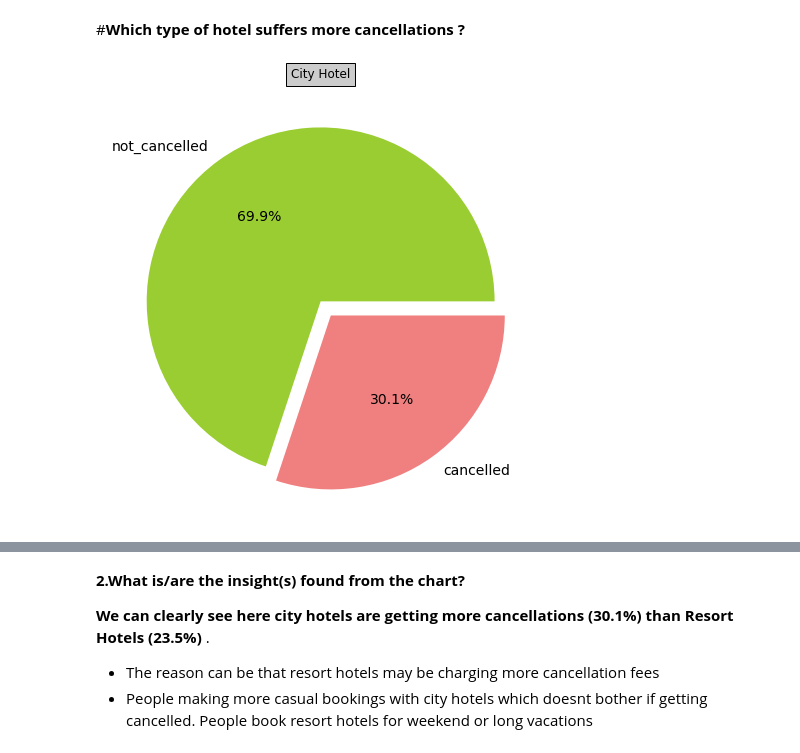
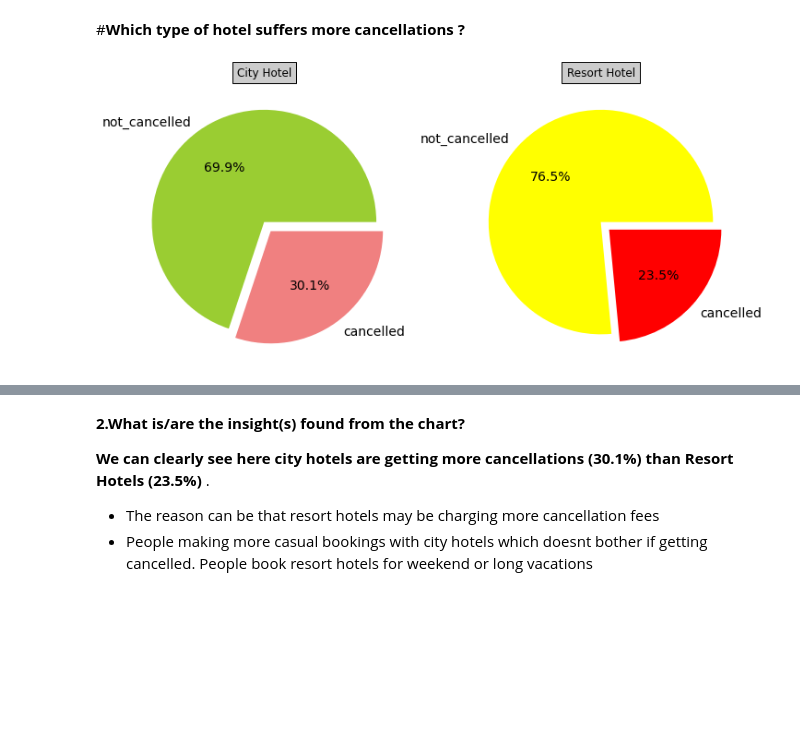
Before and after one commit to aswinijena3459/Hotel-Booking-analysis-EDA, a Jupyter notebook: Hotel_Bookings_Analysis.ipynb, the cells around one changed output, grey strips where cells are left out. Cells and saved outputs as stored; diff of their text form; code cells hidden in the pictures; blank space fills up the shorter version.

```diff
--- a/Hotel_Bookings_Analysis.ipynb
+++ b/Hotel_Bookings_Analysis.ipynb
@@ -960,12 +960,22 @@ Chart - 2
 # %% [markdown]
 #**Which type of hotel suffers more cancellations ?**
 # %%
+plt.subplot(1,2,1)
 labels=df1[df1['hotel']=='City Hotel']['is_canceled'].value_counts(normalize=True).index    ###creating labels for pie chart
 sizes=df1[df1['hotel']=='City Hotel']['is_canceled'].value_counts(normalize=True).to_list()  ### size of each labels
 explode=(0,0.1)
 colors = ['yellowgreen', 'lightcoral']
 plt.pie(sizes,labels=labels,explode=explode,autopct='%1.1f%%', textprops={'fontsize': 14},colors=colors)  ###code for pie chart
 plt.title("City Hotel", bbox={'facecolor':'0.8', 'pad':5})  ###setting title of pie chart
+
+plt.subplot(1,2,2)
+labels=df1[df1['hotel']=='Resort Hotel']['is_canceled'].value_counts(normalize=True).index    ###creating labels for pie chart
+sizes=df1[df1['hotel']=='Resort Hotel']['is_canceled'].value_counts(normalize=True).to_list() ### size of each labels
+explode=(0,0.1)
+colors = ['yellow', 'red']
+plt.pie(sizes,labels=labels,explode=explode,autopct='%1.1f%%', textprops={'fontsize': 14},colors=colors) ###code for pie chart
+plt.title("Resort Hotel", bbox={'facecolor':'0.8', 'pad':5})
+
 plt.show()
 # %% [output]
-[figure, old version]
+[figure, new version]
```
Also changed, not shown: parts of 40 cells of this notebook.
